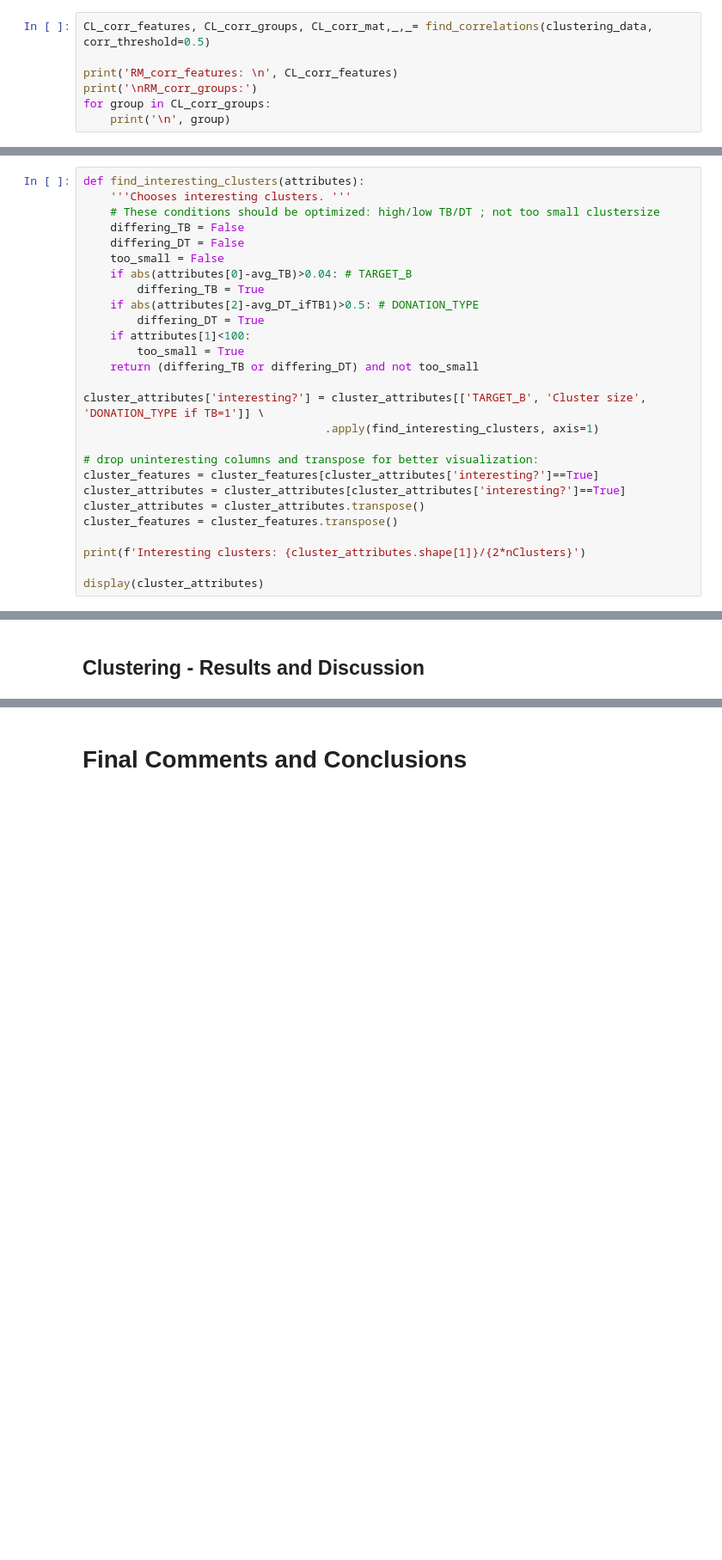
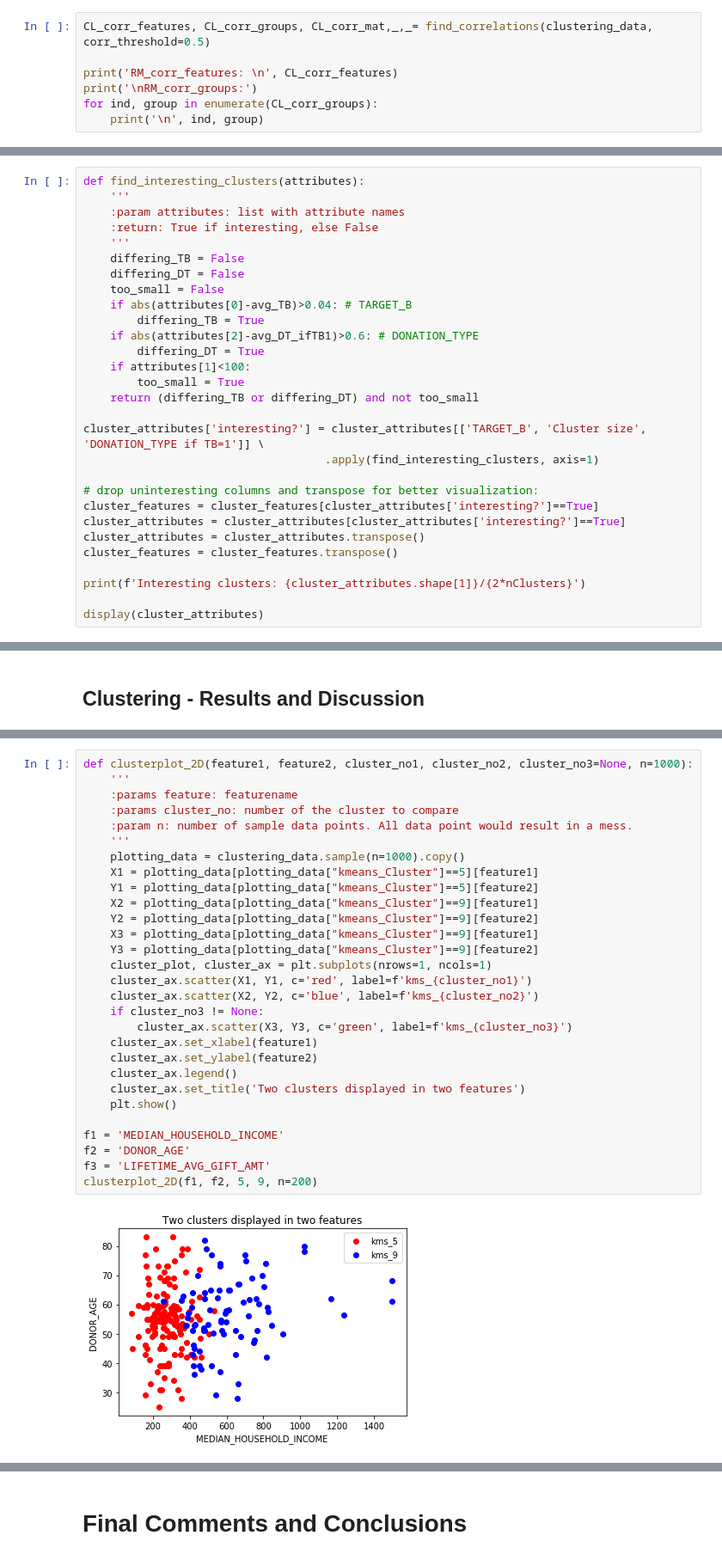
Before and after one commit to jlp237/ml_project, a Jupyter notebook: AA_202021_Project.ipynb, the cells around one changed output, grey strips where cells are left out. Shown at 86% size. Saved outputs shown, nothing was run; the diff lists cells and outputs as text; blank space fills up the shorter version.

```diff
--- a/AA_202021_Project.ipynb
+++ b/AA_202021_Project.ipynb
@@ -1877,5 +2307,5 @@ CL_corr_features, CL_corr_groups, CL_corr_mat,_,_= find_correlations(clustering_
 
 print('RM_corr_features: \n', CL_corr_features)
 print('\nRM_corr_groups:')
-for group in CL_corr_groups:
-    print('\n', group)
+for ind, group in enumerate(CL_corr_groups):
+    print('\n', ind, group)
@@ -2046,13 +2509,15 @@ print('avg_DT_ifTB1=', avg_DT_ifTB1)
 # %%
 def find_interesting_clusters(attributes):
-    '''Chooses interesting clusters. '''
-    # These conditions should be optimized: high/low TB/DT ; not too small clustersize
+    '''
+    :param attributes: list with attribute names
+    :return: True if interesting, else False
+    '''
     differing_TB = False
     differing_DT = False
     too_small = False
     if abs(attributes[0]-avg_TB)>0.04: # TARGET_B
         differing_TB = True
-    if abs(attributes[2]-avg_DT_ifTB1)>0.5: # DONATION_TYPE
+    if abs(attributes[2]-avg_DT_ifTB1)>0.6: # DONATION_TYPE
         differing_DT = True
     if attributes[1]<100:
         too_small = True
@@ -2134,0 +2631,31 @@ make_cluster_plots(df_contmat_kmeans_normalized)
+# %%
+def clusterplot_2D(feature1, feature2, cluster_no1, cluster_no2, cluster_no3=None, n=1000):
+    '''
+    :params feature: featurename
+    :params cluster_no: number of the cluster to compare
+    :param n: number of sample data points. All data point would result in a mess.
+    '''
+    plotting_data = clustering_data.sample(n=1000).copy()
+    X1 = plotting_data[plotting_data["kmeans_Cluster"]==5][feature1]
+    Y1 = plotting_data[plotting_data["kmeans_Cluster"]==5][feature2]
+    X2 = plotting_data[plotting_data["kmeans_Cluster"]==9][feature1]
+    Y2 = plotting_data[plotting_data["kmeans_Cluster"]==9][feature2]
+    X3 = plotting_data[plotting_data["kmeans_Cluster"]==9][feature1]
+    Y3 = plotting_data[plotting_data["kmeans_Cluster"]==9][feature2]
+    cluster_plot, cluster_ax = plt.subplots(nrows=1, ncols=1)
+    cluster_ax.scatter(X1, Y1, c='red', label=f'kms_{cluster_no1}')
+    cluster_ax.scatter(X2, Y2, c='blue', label=f'kms_{cluster_no2}')
+    if cluster_no3 != None:
+        cluster_ax.scatter(X3, Y3, c='green', label=f'kms_{cluster_no3}')
+    cluster_ax.set_xlabel(feature1)
+    cluster_ax.set_ylabel(feature2)
+    cluster_ax.legend()
+    cluster_ax.set_title('Two clusters displayed in two features')
+    plt.show()
+
+f1 = 'MEDIAN_HOUSEHOLD_INCOME'
+f2 = 'DONOR_AGE'
+f3 = 'LIFETIME_AVG_GIFT_AMT'
+clusterplot_2D(f1, f2, 5, 9, n=200)
+# %% [output]
+[figure, added]
```
Also changed, not shown: parts of 104 cells of this notebook.
